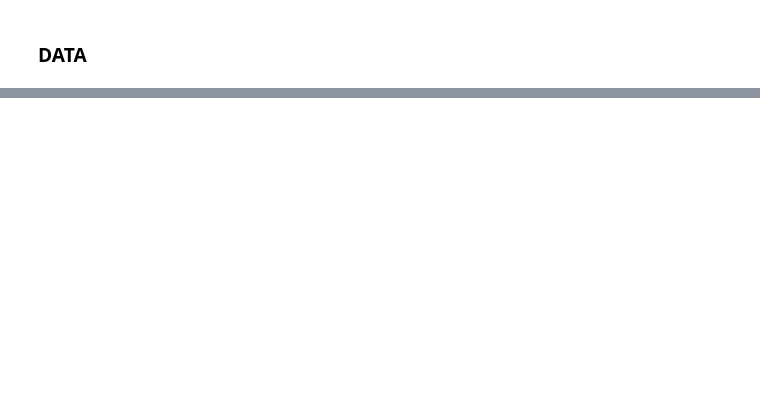
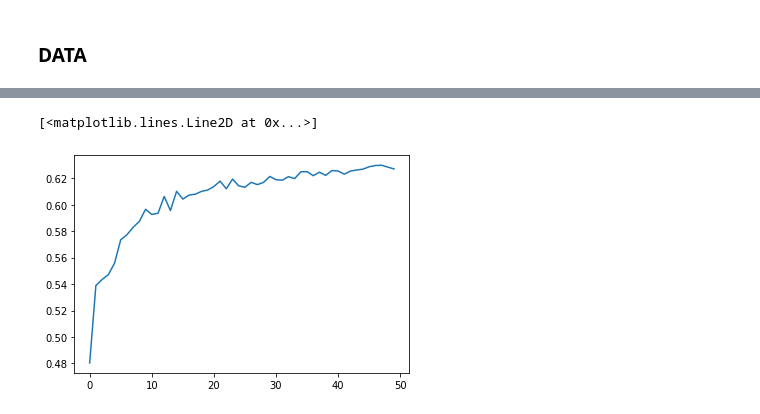
Before and after one commit to MEnisSen/indian_pines_cnn_tf, a Jupyter notebook: HSI_CNN.ipynb, the cells around one changed output, grey strips where cells are left out. Drawn from its saved outputs; the diff is of its cells as text; code cells hidden in the pictures; blank space fills up the shorter version.

```diff
--- a/HSI_CNN.ipynb
+++ b/HSI_CNN.ipynb
@@ -347,0 +41,10 @@ plt.plot(model_history.history["accuracy"])
+# %%
+a = dataset_gt.shape[1]
+
+data = np.zeros((a**2,200))
+labels = np.zeros((a**2,1))
+
+for i in range(a):
+  for j in range(a):
+    data[i*a+j] = dataset_corrected[:, i, j]
+    labels[i*a+j] = dataset_gt[i,j]
@@ -347,0 +56,4 @@ plt.plot(model_history.history["accuracy"])
+# %%
+non_zeros = np.where(labels!=0)[0]
+data = data[non_zeros]
+labels = labels[non_zeros]
@@ -347,0 +79,20 @@ plt.plot(model_history.history["accuracy"])
+# %%
+import tensorflow as tf
+from keras.preprocessing.image import ImageDataGenerator
+
+model = tf.keras.models.Sequential([
+      tf.keras.layers.Conv1D(64, 3, activation='relu', input_shape=(200,1)),
+      tf.keras.layers.MaxPooling1D(2),
+      tf.keras.layers.Conv1D(128, 3, activation='relu'),
+      tf.keras.layers.MaxPooling1D(2),
+      tf.keras.layers.Flatten(),
+      tf.keras.layers.Dense(256, activation='relu'),
+      #tf.keras.layers.Dropout(0.1),
+      tf.keras.layers.Dense(17, activation='softmax')
+  ])
+
+model.compile(optimizer = tf.keras.optimizers.RMSprop(learning_rate=0.001),
+              loss = 'sparse_categorical_crossentropy',
+              metrics=['accuracy'])
+
+history = model.fit(x_train, y_train, epochs=50)
@@ -347,0 +122,6 @@ plt.plot(model_history.history["accuracy"])
+# %%
+fig, ax = plt.subplots(1, 1)
+ax.plot(history.history['accuracy'])
+# %% [output]
+[<matplotlib.lines.Line2D at 0x...>]
+[figure, added]
```
Also changed, not shown: parts of 45 cells of this notebook.
